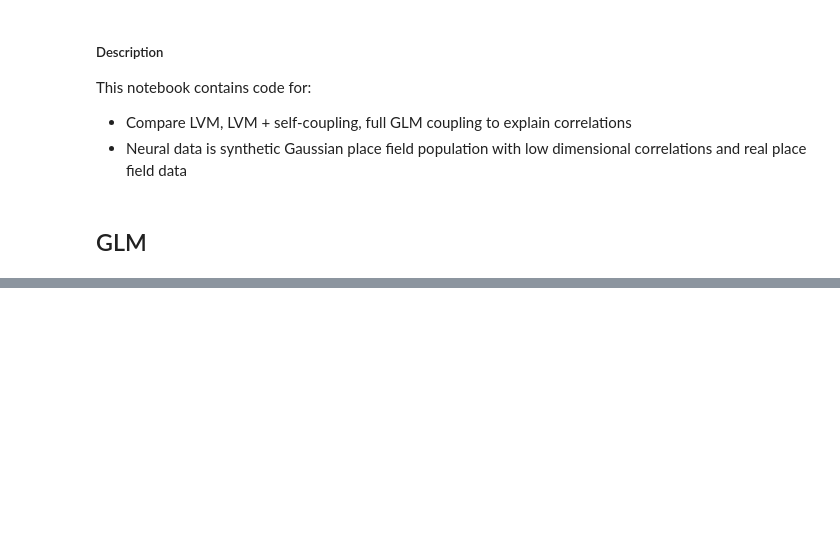
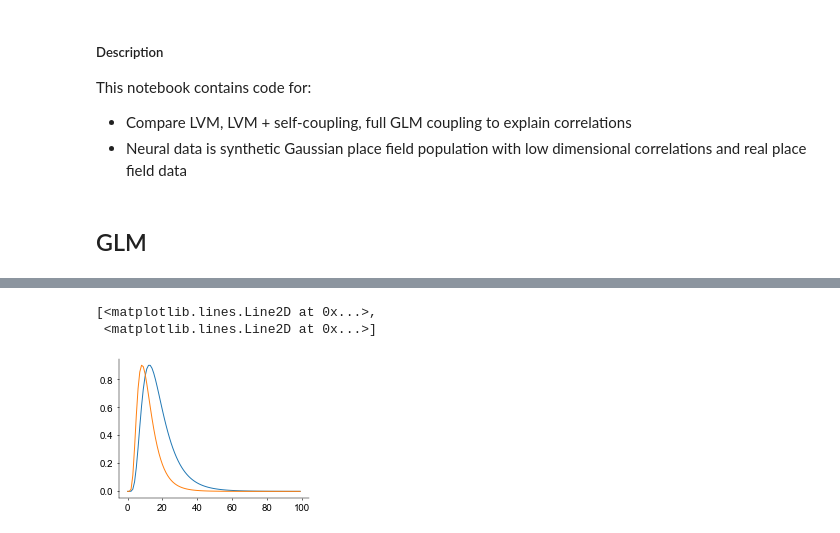
Before and after one commit to davindicode/nonparametric-nonrenewal-process, a Jupyter notebook: notebooks/baselines.ipynb, the cells around one changed output, grey strips where cells are left out. Cells and saved outputs as stored; diff of their text form; code cells hidden in the pictures; blank space fills up the shorter version.

```diff
--- a/notebooks/baselines.ipynb
+++ b/notebooks/baselines.ipynb
@@ -107,0 +338,2 @@ out.shape
+# %%
+mrp = lib.inference.gplvm.ModulatedRenewal(svgp, renewal)
@@ -107,0 +355,15 @@ out.shape
+# %%
+t_eval = jnp.linspace(0, 10, 100)
+x_cond = jnp.zeros((2, f_dims, x_dims))
+
+renewal_density = mrp.sample_instantaneous_renewal(
+    prng_state, t_eval, x_cond, jitter, num_samps = 20, prior = True)
+# %%
+s = 0
+n = 0
+
+plt.plot(renewal_density[:, n, :].T)
+# %% [output]
+[<matplotlib.lines.Line2D at 0x...>,
+ <matplotlib.lines.Line2D at 0x...>]
+[figure, added]
```
Also changed, not shown: parts of 37 cells of this notebook, 17 other files.
